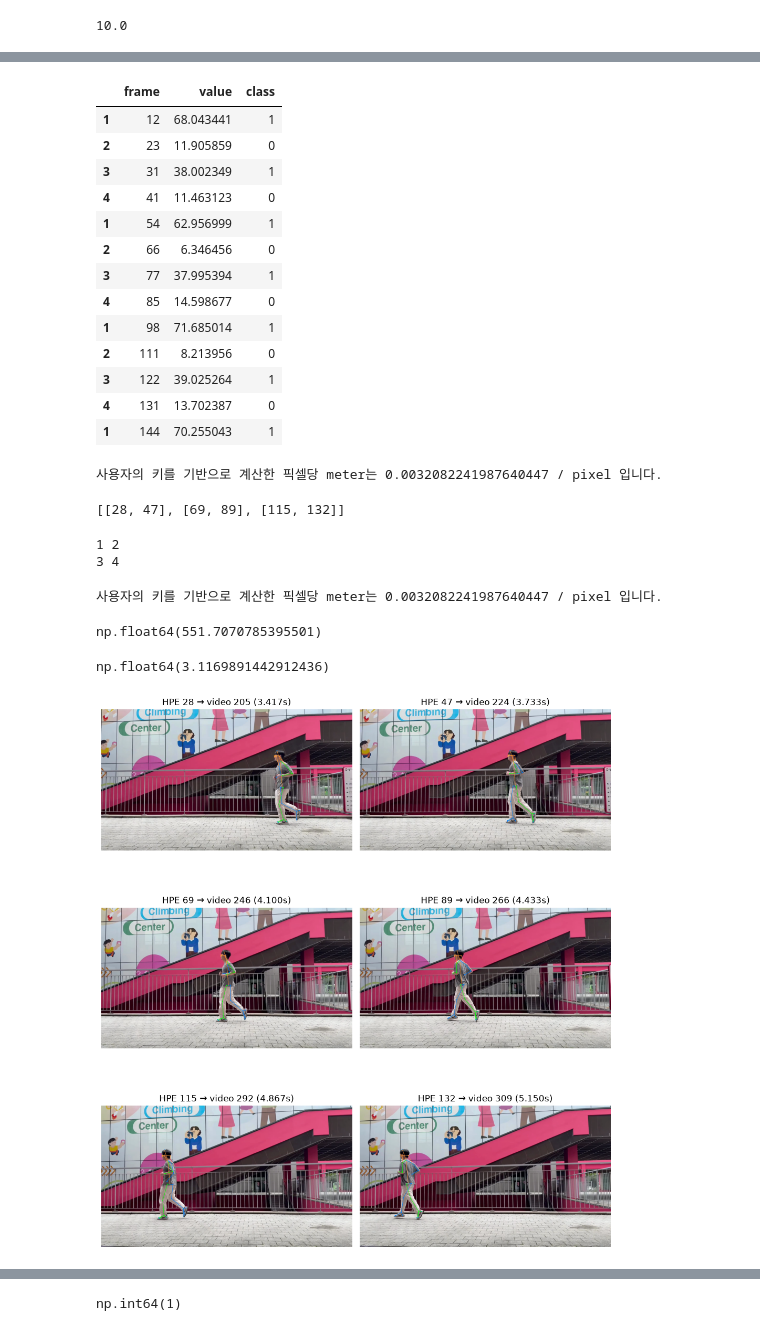
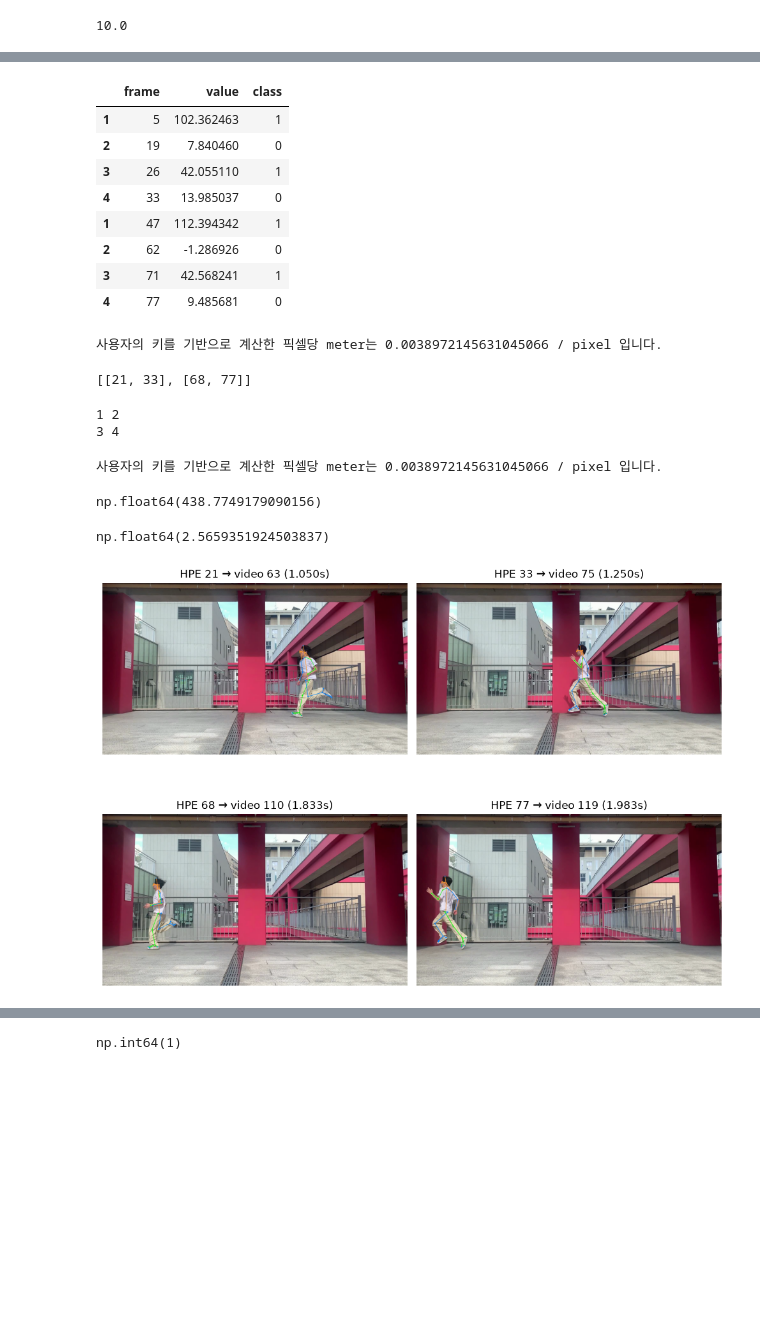
Before and after one commit to J-sehyeon/Oracle_Project, a Jupyter notebook: Coach/scripts/features/test.ipynb, the cells around one changed output, grey strips where cells are left out. Drawn from its saved outputs; the diff is of its cells as text; code cells hidden in the pictures; blank space fills up the shorter version.

```diff
--- a/Coach/scripts/features/test.ipynb
+++ b/Coach/scripts/features/test.ipynb
@@ -12,7 +12,7 @@ from utils import *
 
 # Parser
 COACH_DIR = Path("/Users/hyeon/SeSAC_Project/Coach")    # Coach의 절대경로 입력
-RUN_FOLDER = "test11"
+RUN_FOLDER = "test12"
 RUN_DIR = COACH_DIR / "run" / RUN_FOLDER
 
 # 루트 디렉토리 바로 아래의 pose_predictions.json 지정
@@ -104,25 +104,20 @@ start_frame = max_indices[start_index]
 ps.cal_stride()
 # %% [output]
 |  | frame | value | class |
-| 1 | 12 | 68.043441 | 1 |
-| 2 | 23 | 11.905859 | 0 |
-| 3 | 31 | 38.002349 | 1 |
-| 4 | 41 | 11.463123 | 0 |
-| 1 | 54 | 62.956999 | 1 |
-| 2 | 66 | 6.346456 | 0 |
-| 3 | 77 | 37.995394 | 1 |
-| 4 | 85 | 14.598677 | 0 |
-| 1 | 98 | 71.685014 | 1 |
-| 2 | 111 | 8.213956 | 0 |
-| 3 | 122 | 39.025264 | 1 |
-| 4 | 131 | 13.702387 | 0 |
-| 1 | 144 | 70.255043 | 1 |
+| 1 | 5 | 102.362463 | 1 |
+| 2 | 19 | 7.840460 | 0 |
+| 3 | 26 | 42.055110 | 1 |
+| 4 | 33 | 13.985037 | 0 |
+| 1 | 47 | 112.394342 | 1 |
+| 2 | 62 | -1.286926 | 0 |
+| 3 | 71 | 42.568241 | 1 |
+| 4 | 77 | 9.485681 | 0 |
 # %%
 ps.gct(
 )
 # %% [output]
-사용자의 키를 기반으로 계산한 픽셀당 meter는 0.0032082241987640447 / pixel 입니다.
+사용자의 키를 기반으로 계산한 픽셀당 meter는 0.0038972145631045066 / pixel 입니다.
-[[28, 47], [69, 89], [115, 132]]
+[[21, 33], [68, 77]]
 # %%
 for i, j in [[1, 2], [3, 4]]:
     print(i, j)
@@ -132,12 +127,12 @@ for i, j in [[1, 2], [3, 4]]:
 # %%
 ps.pixel2m()
 # %% [output]
-사용자의 키를 기반으로 계산한 픽셀당 meter는 0.0032082241987640447 / pixel 입니다.
+사용자의 키를 기반으로 계산한 픽셀당 meter는 0.0038972145631045066 / pixel 입니다.
-np.float64(551.7070785395501)
+np.float64(438.7749179090156)
 # %%
 0.01 / ps.m_per_pixel
 # %% [output]
-np.float64(3.1169891442912436)
+np.float64(2.5659351924503837)
 # %%
 from pathlib import Path
 
@@ -296,22 +291,22 @@ def show_video_frames(
 # %%
 # pose_data에 기록된 실제 HPE 시작 프레임
 hpe_start_frame = pose_data["frames"][0]["frame_num"]
 
 # details.json의 relative_path는 Coach 폴더 기준
 video_path = (
     Path("/Users/hyeon/SeSAC_Project/Coach")
-    / 'run' / 'test11' / 'outputs' / 'output.mp4'
+    / 'run' / 'test12' / 'outputs' / 'output.mp4'
 )
 
 gct_frames = ps.gct()
 
 images = show_video_frames(
     video_path,
     gct_frames,
     hpe_start_frame=hpe_start_frame,
 )
 # %% [output]
-[figure, old version]
+[figure, new version]
 # %%
 ps.gct()
 # %% [output]
```
Also changed, not shown: parts of 18 cells of this notebook, 12 other files.
